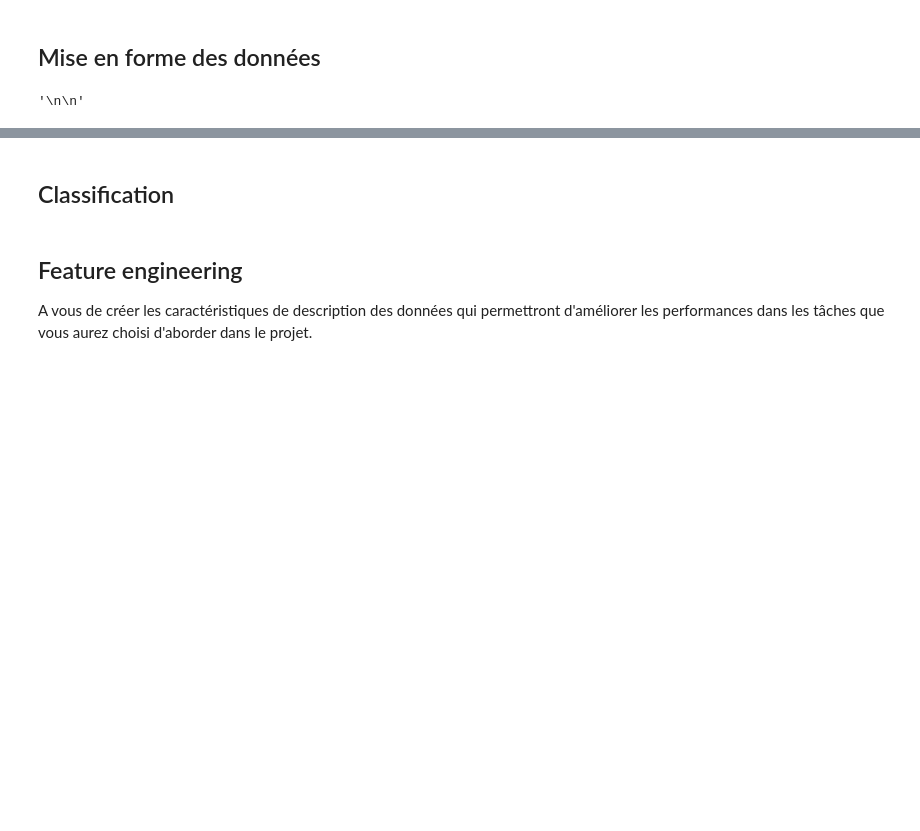
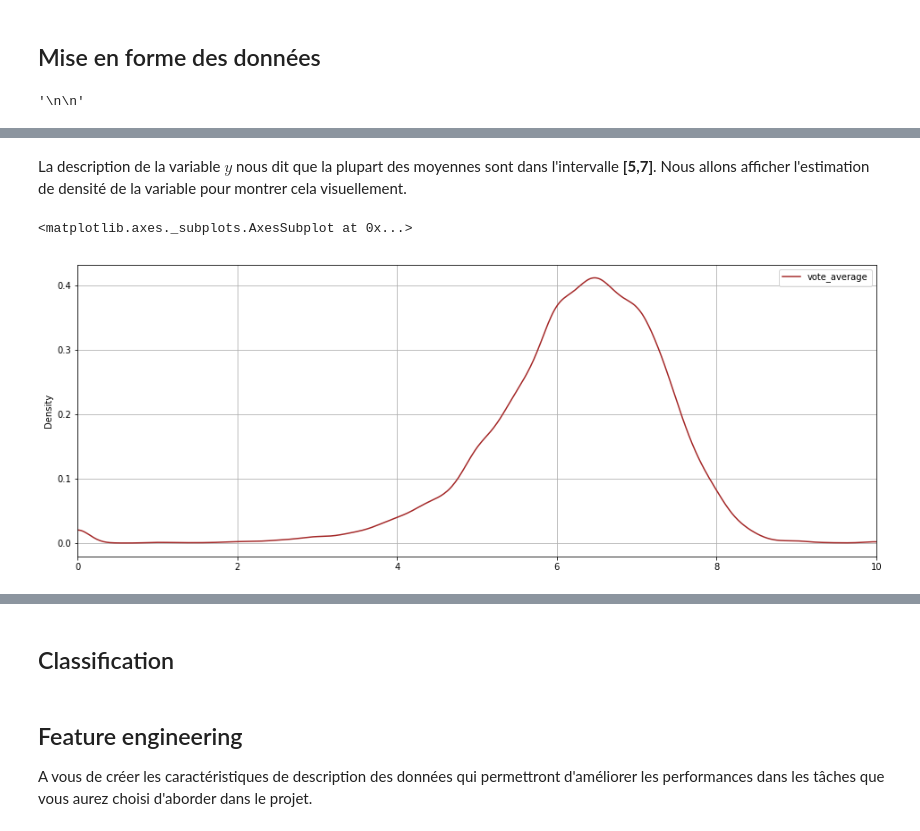
Before and after one commit to ATidiane/IMDb-Data-Analysis, a Jupyter notebook: consignes-Copy2.ipynb, the cells around one changed output, grey strips where cells are left out. Drawn from its saved outputs; the diff is of its cells as text; code cells hidden in the pictures; blank space fills up the shorter version.

```diff
--- a/consignes-Copy2.ipynb
+++ b/consignes-Copy2.ipynb
@@ -481,0 +594,7 @@ class Regressor(cl.Classifier):
+# %% [markdown]
+La description de la variable $y$ nous dit que la plupart des moyennes sont dans l'intervalle **[5,7]**. Nous allons afficher l'estimation de densité de la variable pour montrer cela visuellement.
+# %%
+df_y.plot(kind='kde', figsize=(16, 6), legend=True, color='brown', grid=True, xlim=(0, 10))
+# %% [output]
+<matplotlib.axes._subplots.AxesSubplot at 0x...>
+[figure, added]
```
Also changed, not shown: parts of 29 cells of this notebook.
